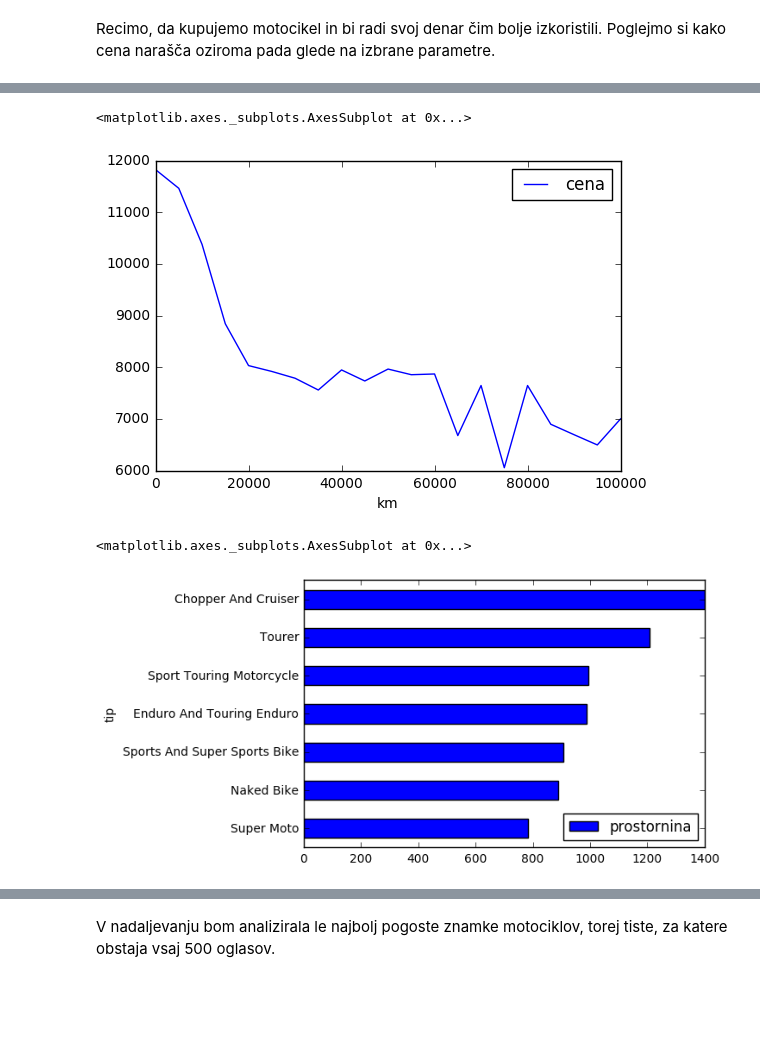
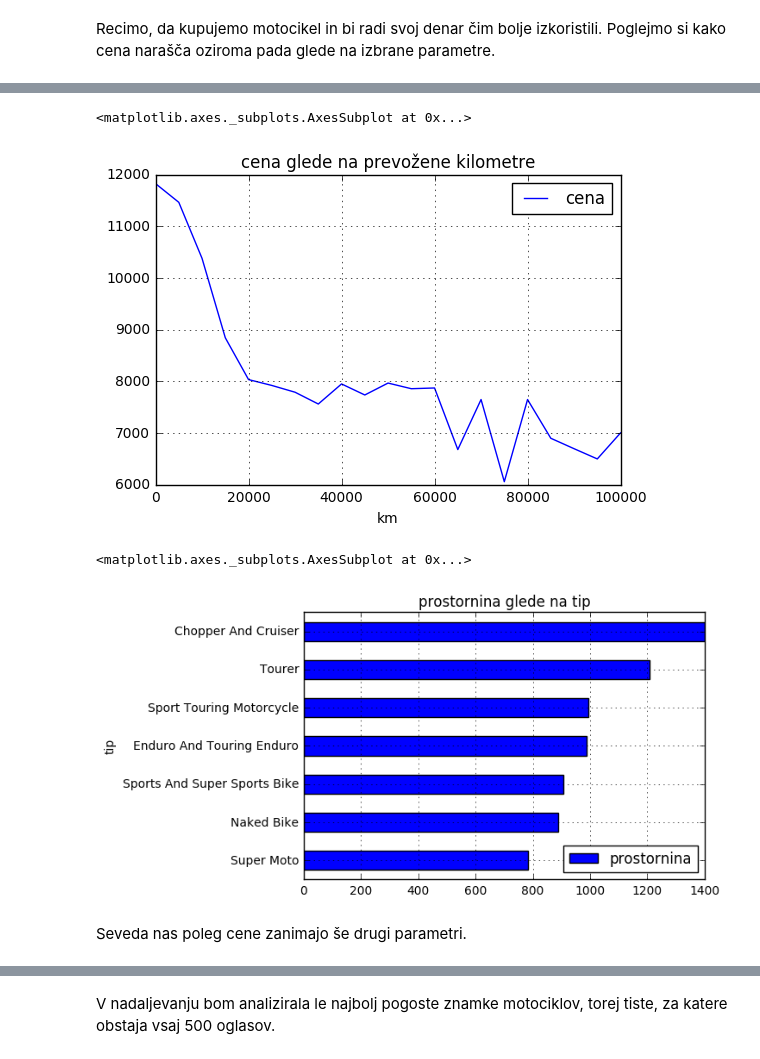
Before and after one commit to FMF-projects/rabljeni-motocikli, a Jupyter notebook: rabljeni_motocikli.ipynb, the cells around one changed output, grey strips where cells are left out. Saved outputs shown, nothing was run; the diff lists cells and outputs as text; code cells hidden in the pictures; blank space fills up the shorter version.

```diff
--- a/rabljeni_motocikli.ipynb
+++ b/rabljeni_motocikli.ipynb
@@ -158,14 +197,16 @@ pd.DataFrame(moc['cena']).plot(kind='line')
 # %%
 km = m.groupby('km').mean()
-pd.DataFrame(km['cena']).plot(kind='line')
+pd.DataFrame(km['cena']).plot(kind='line', grid=True, title='cena glede na prevožene kilometre')
 # %% [output]
 <matplotlib.axes._subplots.AxesSubplot at 0x...>
-[figure, old version]
+[figure, new version]
 # %%
 tip_prostornina = m.groupby('tip').mean()
-pd.DataFrame(tip_prostornina['prostornina']).sort_values(['prostornina']).plot(kind='barh')
+pd.DataFrame(tip_prostornina['prostornina']).sort_values(['prostornina']).plot(kind='barh', grid=True,title='prostornina glede na tip')
 # %% [output]
 <matplotlib.axes._subplots.AxesSubplot at 0x...>
-[figure, old version]
+[figure, new version]
+# %% [markdown]
+Seveda nas poleg cene zanimajo še drugi parametri.
 # %%
 tip_moc = m.groupby('tip').mean()
```
Also changed, not shown: parts of 25 cells of this notebook.
